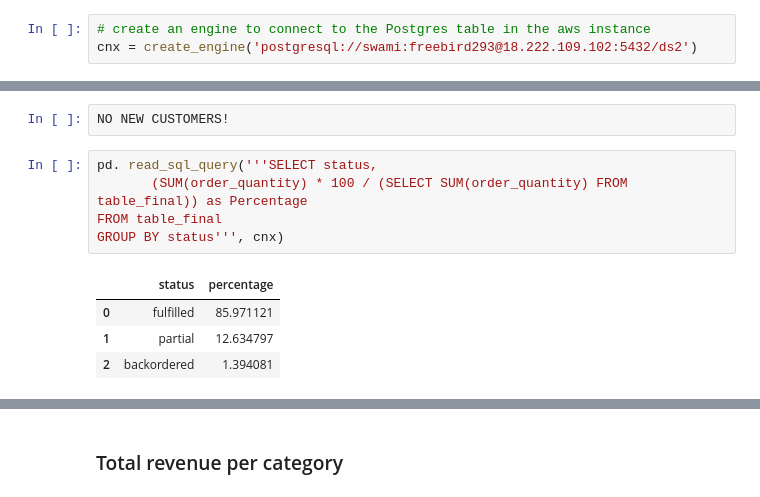
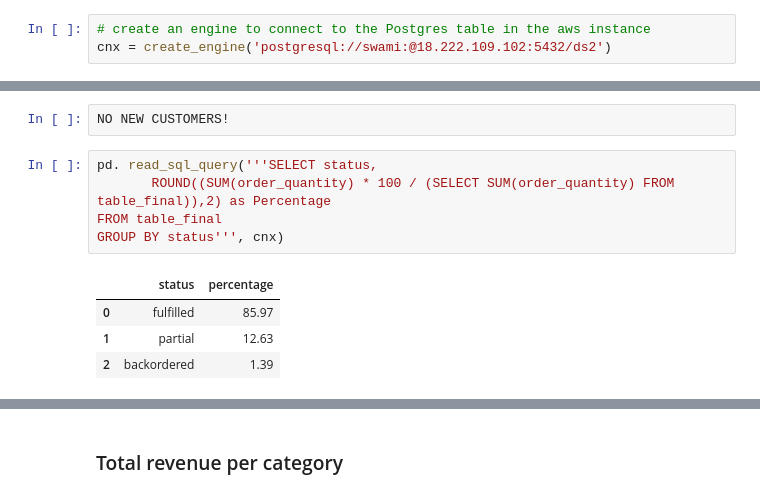
Before and after one commit to swv293/Dell_DVDStore_SQL, a Jupyter notebook: SQL_code.ipynb, the cells around one changed output, grey strips where cells are left out. Drawn from its saved outputs; the diff is of its cells as text.

```diff
--- a/SQL_code.ipynb
+++ b/SQL_code.ipynb
@@ -12,7 +12,7 @@ import pprint as pp
 ### Create Engine
 # %%
 # create an engine to connect to the Postgres table in the aws instance
-cnx = create_engine('postgresql://swami:freebird293@18.222.109.102:5432/ds2')
+cnx = create_engine('postgresql://swami:@18.222.109.102:5432/ds2')
 # %%
 # check out the tables available in the database
 inspect(cnx).get_table_names()
@@ -294,11 +320,11 @@ GROUP BY customer_type''', cnx)
 NO NEW CUSTOMERS!
 # %%
 pd. read_sql_query('''SELECT status,
-       (SUM(order_quantity) * 100 / (SELECT SUM(order_quantity) FROM table_final)) as Percentage
+       ROUND((SUM(order_quantity) * 100 / (SELECT SUM(order_quantity) FROM table_final)),2) as Percentage
 FROM table_final
 GROUP BY status''', cnx)
 # %% [output]
 |  | status | percentage |
-| 0 | fulfilled | 85.971121 |
-| 1 | partial | 12.634797 |
-| 2 | backordered | 1.394081 |
+| 0 | fulfilled | 85.97 |
+| 1 | partial | 12.63 |
+| 2 | backordered | 1.39 |
```
Also changed, not shown: parts of 8 cells of this notebook.
